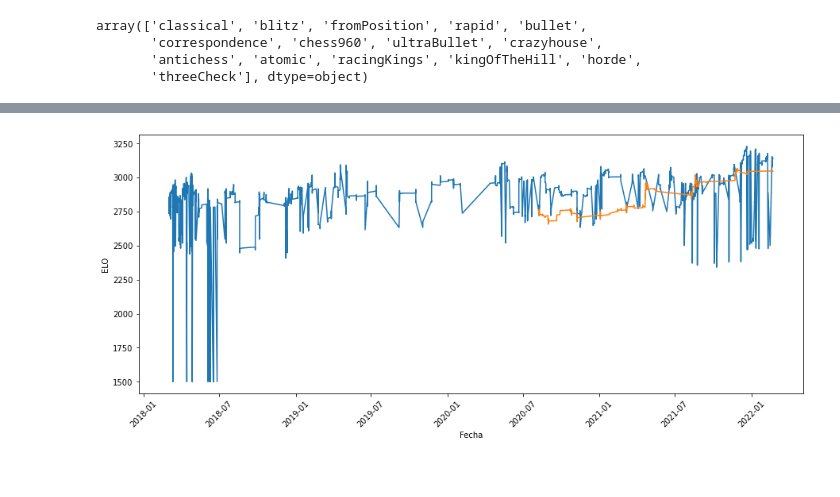
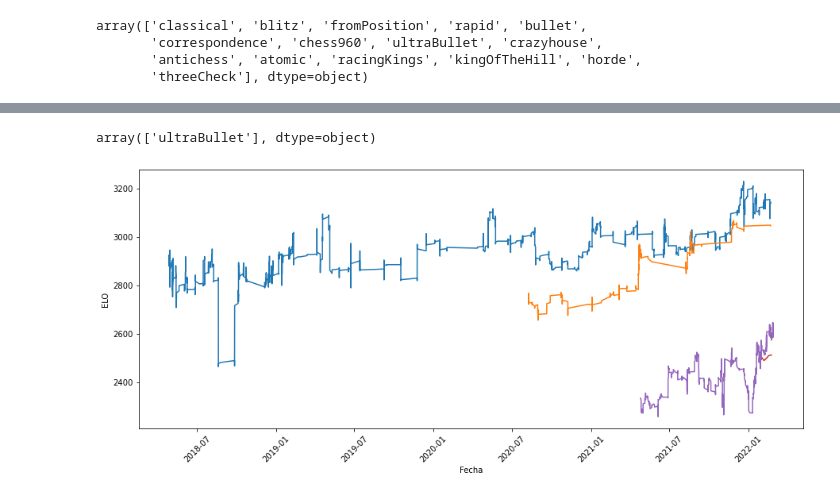
Before and after one commit to Ironhack-Part-Time-Enero2022/lab-APIs, a Jupyter notebook: solutions.ipynb, the cells around one changed output, grey strips where cells are left out. Drawn from its saved outputs; the diff is of its cells as text; code cells hidden in the pictures.

```diff
--- a/solutions.ipynb
+++ b/solutions.ipynb
@@ -324,0 +390,3 @@ df_loy.to_pickle('loy_games.pkl')
+# %%
+# Organizamos las partidas por fechas para luego ver su evolución en el rating
+df_loy_classical.sort_values(by='lastMoveAt', inplace=True)
@@ -325,3 +396,7 @@ df_loy.to_pickle('loy_games.pkl')
+# %%
+# Aplicamos la funcion elo_evol para extraer lo valores en partidas rapid
+date_loy_classical = evol_elo(df_loy_classical, 'Loy_Konstantin')[1]
+rating_loy_classical = evol_elo(df_loy_classical, 'Loy_Konstantin')[0]
 # %%
 # Descargamos todas las partidas de OhanyanEminChess
 games_ohan = client.games.export_by_player('OhanyanEminChess')
@@ -333,0 +428,4 @@ df_ohan.to_pickle('ohan_games.pkl')
+# %%
+df_ohan_ultraBullet.perf.unique()
+# %% [output]
+array(['ultraBullet'], dtype=object)
@@ -334,10 +438,19 @@ df_ohan.to_pickle('ohan_games.pkl')
+# %%
+df_ohan_ultraBullet = pd.read_pickle('ohan_ultraBullet_games.pkl')
+# %%
+# Aplicamos la funcion elo_evol para extraer lo valores en partidas rapid
+date_ohan_ultraBullet = evol_elo(df_ohan_ultraBullet, 'OhanyanEminChess')[1]
+rating_ohan_ultraBullet = evol_elo(df_ohan_ultraBullet, 'OhanyanEminChess')[0]
 # %%
 plt.plot(date_night_bullet, rating_night_bullet, label = 'bullet')
 plt.plot(date_feok_blitz, rating_feok_blitz, label = 'blitz')
+plt.plot(date_zhigalko_rapid, rating_zhigalko_rapid, label = 'rapid')
+plt.plot(date_loy_classical, rating_loy_classical, label = 'classical')
+plt.plot(date_ohan_ultraBullet, rating_ohan_ultraBullet, label = 'ultraBullet')
 plt.xlabel("Fecha")
 plt.ylabel("ELO")
 plt.xticks(rotation=45)
 
 plt.show()
 # %% [output]
-[figure, old version]
+[figure, new version]
```
Also changed, not shown: parts of 39 cells of this notebook, 3 other files.
